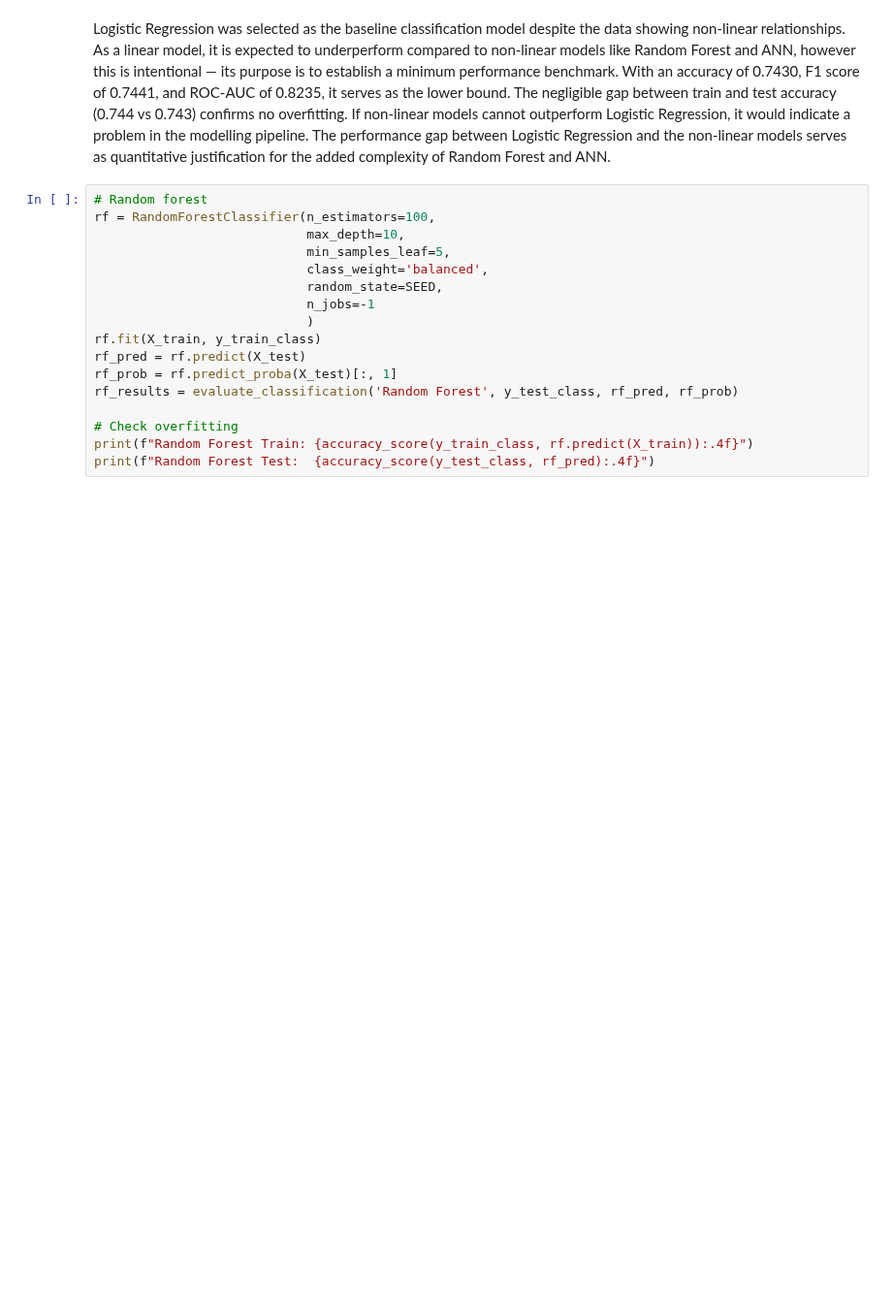
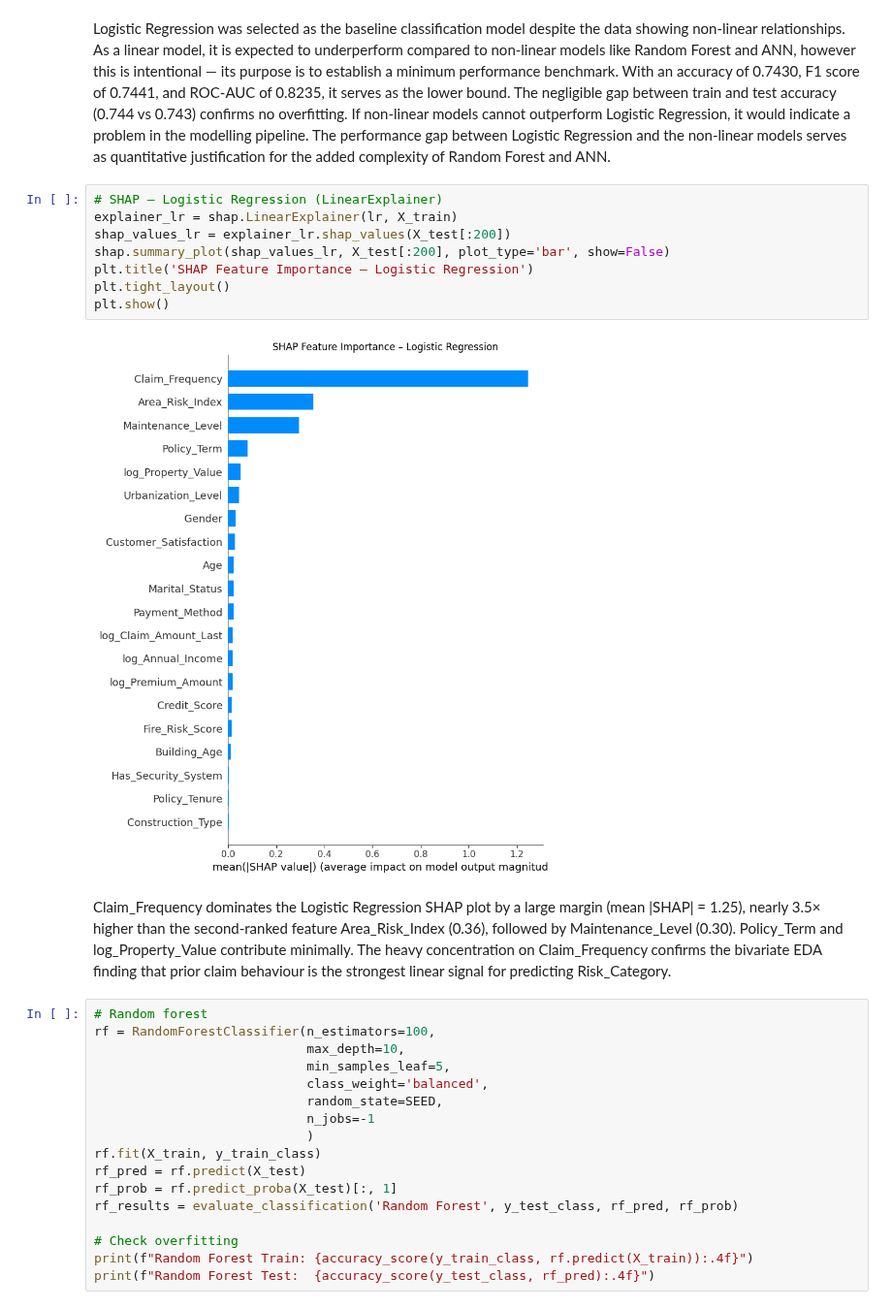
Before and after one commit to wwwlqh/insurance-risk-modeling, a Jupyter notebook: notebook.ipynb, the cells around one changed output. Shown at 97% size. Drawn from its saved outputs; the diff is of its cells as text; blank space fills up the shorter version.

Commit message:
Add SHAP and calibration cells

```diff
--- a/notebook.ipynb
+++ b/notebook.ipynb
@@ -419,6 +419,18 @@ Logistic Regression Train: 0.7440
 Logistic Regression Test:  0.7430
 # %% [markdown]
 Logistic Regression was selected as the baseline classification model despite the data showing non-linear relationships. As a linear model, it is expected to underperform compared to non-linear models like Random Forest and ANN, however this is intentional — its purpose is to establish a minimum performance benchmark. With an accuracy of 0.7430, F1 score of 0.7441, and ROC-AUC of 0.8235, it serves as the lower bound. The negligible gap between train and test accuracy (0.744 vs 0.743) confirms no overfitting. If non-linear models cannot outperform Logistic Regression, it would indicate a problem in the modelling pipeline. The performance gap between Logistic Regression and the non-linear models serves as quantitative justification for the added complexity of Random Forest and ANN.
+# %%
+# SHAP – Logistic Regression (LinearExplainer)
+explainer_lr = shap.LinearExplainer(lr, X_train)
+shap_values_lr = explainer_lr.shap_values(X_test[:200])
+shap.summary_plot(shap_values_lr, X_test[:200], plot_type='bar', show=False)
+plt.title('SHAP Feature Importance – Logistic Regression')
+plt.tight_layout()
+plt.show()
+# %% [output]
+[figure, added]
+# %% [markdown]
+Claim_Frequency dominates the Logistic Regression SHAP plot by a large margin (mean |SHAP| = 1.25), nearly 3.5× higher than the second-ranked feature Area_Risk_Index (0.36), followed by Maintenance_Level (0.30). Policy_Term and log_Property_Value contribute minimally. The heavy concentration on Claim_Frequency confirms the bivariate EDA finding that prior claim behaviour is the strongest linear signal for predicting Risk_Category.
 # %%
 # Random forest
 rf = RandomForestClassifier(n_estimators=100,
```
Also changed, not shown: parts of 27 cells of this notebook.
